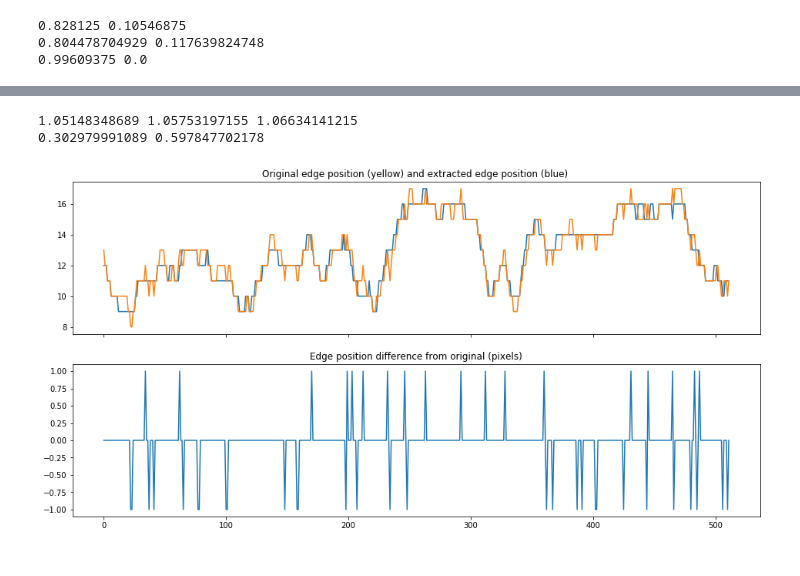
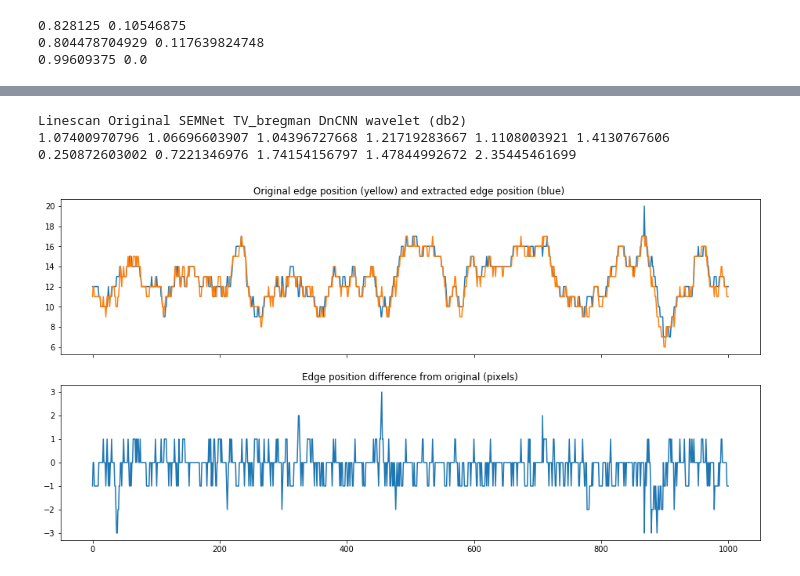
Before and after one commit to narendrachaudhary51/LER_machine_learning, a Jupyter notebook: neural_nets/nnet_prediction.ipynb, the cells around one changed output, grey strips where cells are left out. Drawn from its saved outputs; the diff is of its cells as text; code cells hidden in the pictures.

```diff
--- a/neural_nets/nnet_prediction.ipynb
+++ b/neural_nets/nnet_prediction.ipynb
@@ -289,26 +320,41 @@ plt.show()
 # %%
 fig, ax = plt.subplots(nrows=2, ncols=1, figsize=(16, 8),sharex=True, sharey=False)
 
-ledge1 = np.argmax(edges_im, axis = 1)[256:768]
-ledge2 = np.argmax(edges_impredict, axis = 1)[256:768]
-print(np.std(ledge1)/2, np.std(ledge2)/2, np.std(leftline[255:767].astype(int))/2)
+ledge_im = np.argmax(edges_im, axis = 1)[13:1014]
+ledge_imnoisy = np.argmax(edges_imnoisy, axis = 1)[13:1014]
+ledge_impredict = np.argmax(edges_impredict, axis = 1)[13:1014]
+ledge_tv = np.argmax(edges_im_tv, axis = 1)[13:1014]
+ledge_DnCNN = np.argmax(edges_im_DnCNN, axis = 1)[13:1014]
+ledge_wavelet_db2 = np.argmax(edges_im_wavelet_db2, axis = 1)[13:1014]
 
-lorig_rmse = np.sqrt(((leftline[255:767].astype(int) - ledge1)**2).mean())
-lpred_rmse = np.sqrt(((leftline[255:767].astype(int) - ledge2)**2).mean())
+#print(np.std(ledge1)/2, np.std(ledge2)/2, np.std(leftline[12:1013].astype(int))/2)
 
-print(lorig_rmse, lpred_rmse)
+print('Linescan', 'Original', 'SEMNet', 'TV_bregman', 'DnCNN', 'wavelet (db2)')
+print(leftline[12:1013].astype(int).std()/2, ledge_im.std()/2, \
+      ledge_impredict.std()/2, ledge_tv.std()/2, ledge_DnCNN.std()/2, ledge_wavelet_db2.std()/2)
 
-ax[0].plot(ledge2)
-ax[0].plot(leftline[255:767].astype(int))
+lRMSE_im = np.sqrt(((leftline[12:1013].astype(int) - ledge_im)**2).mean())
+lRMSE_imnoisy = np.sqrt(((leftline[12:1013].astype(int) - ledge_imnoisy)**2).mean())
+lRMSE_impredict = np.sqrt(((leftline[12:1013].astype(int) - ledge_impredict)**2).mean())
+lRMSE_tv = np.sqrt(((leftline[12:1013].astype(int) - ledge_tv)**2).mean())
+lRMSE_DnCNN = np.sqrt(((leftline[12:1013].astype(int) - ledge_DnCNN)**2).mean())
+lRMSE_wavelet_db2 = np.sqrt(((leftline[12:1013].astype(int) - ledge_wavelet_db2)**2).mean())
+
+print(lRMSE_im, lRMSE_impredict, lRMSE_tv, lRMSE_DnCNN, lRMSE_wavelet_db2)
+
+
+ax[0].plot(ledge_impredict)
+ax[0].plot(leftline[12:1013].astype(int))
 ax[0].set_title('Original edge position (yellow) and extracted edge position (blue) ')
-ax[1].plot(leftline[255:767].astype(int) - ledge1)
+ax[1].plot(leftline[12:1013].astype(int) - ledge_impredict)
 ax[1].set_title('Edge position difference from original (pixels)')
 plt.show()
 
 #print(np.sum((ledge1 - ledge2)**2))
 #print(np.sum((leftline[255:767].astype(int) - ledge1)**2))
 #print(np.sum((leftline[255:767].astype(int) - ledge2)**2))
 # %% [output]
-1.05148348689 1.05753197155 1.06634141215
-0.302979991089 0.597847702178
+Linescan Original SEMNet TV_bregman DnCNN wavelet (db2)
+1.07400970796 1.06696603907 1.04396727668 1.21719283667 1.1108003921 1.4130767606
+0.250872603002 0.7221346976 1.74154156797 1.47844992672 2.35445461699
-[figure, old version]
+[figure, new version]
```
Also changed, not shown: parts of 4 cells of this notebook.
